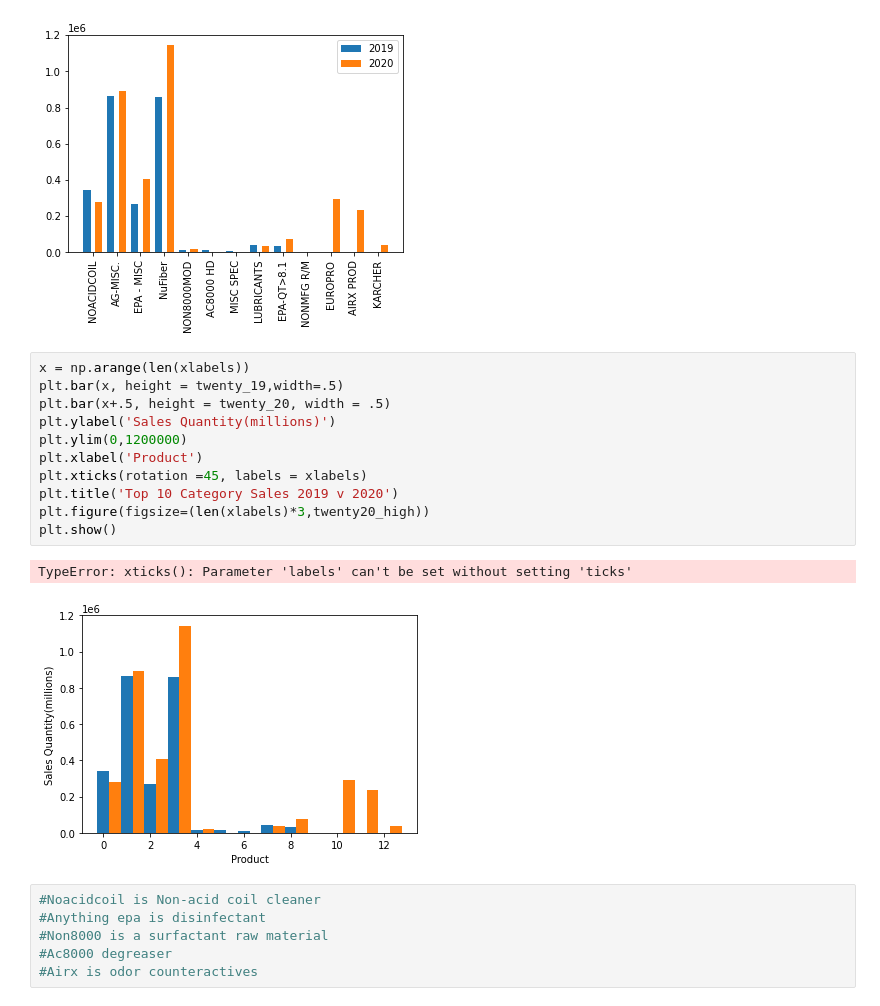
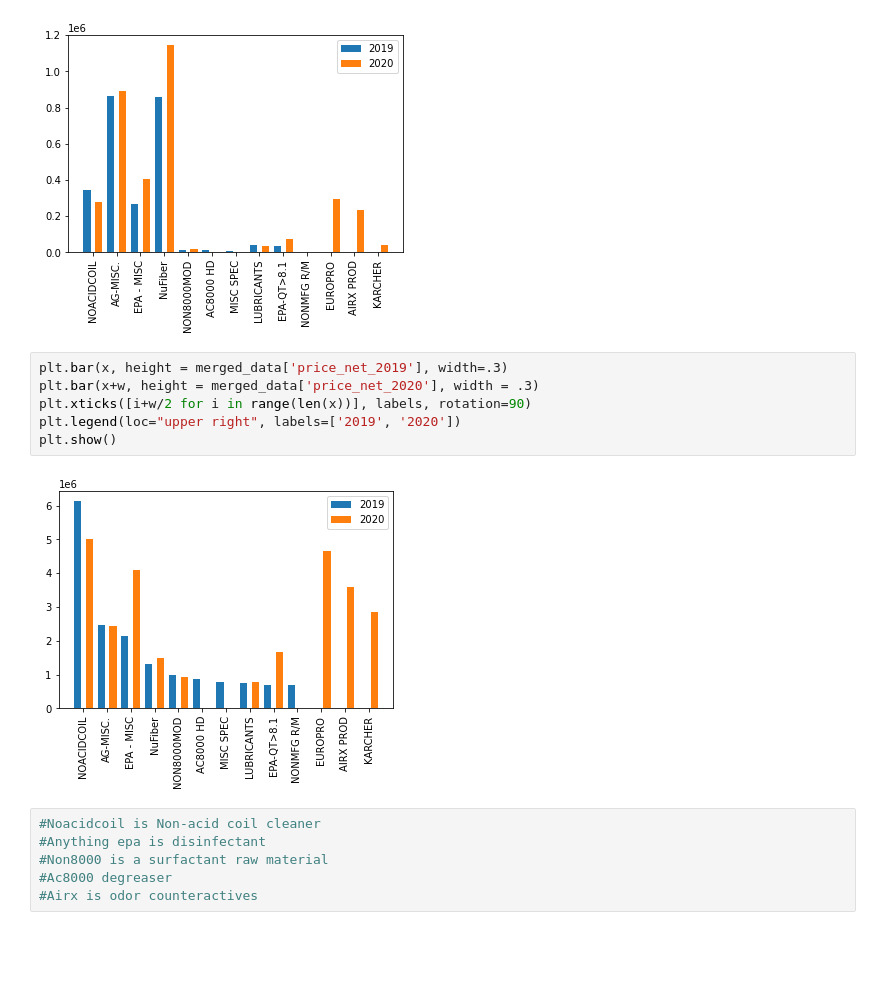
Before and after one commit to aadeba5/Project1, a Jupyter notebook: Nuance_Eric.ipynb, the cells around one changed output. Cells and saved outputs as stored; diff of their text form; blank space fills up the shorter version.

```diff
--- a/Nuance_Eric.ipynb
+++ b/Nuance_Eric.ipynb
@@ -180,20 +180,14 @@ plt.legend(loc="upper right", labels=['2019', '2020'])
 plt.show()
 # %% [output]
 [figure]
-# %%
-x = np.arange(len(xlabels))
-plt.bar(x, height = twenty_19,width=.5)
-plt.bar(x+.5, height = twenty_20, width = .5)
-plt.ylabel('Sales Quantity(millions)')
-plt.ylim(0,1200000)
-plt.xlabel('Product')
-plt.xticks(rotation =45, labels = xlabels)
-plt.title('Top 10 Category Sales 2019 v 2020')
-plt.figure(figsize=(len(xlabels)*3,twenty20_high))
-plt.show()
-# %% [output]
-TypeError: xticks(): Parameter 'labels' can't be set without setting 'ticks'
-[figure, removed]
+# %%
+plt.bar(x, height = merged_data['price_net_2019'], width=.3)
+plt.bar(x+w, height = merged_data['price_net_2020'], width = .3)
+plt.xticks([i+w/2 for i in range(len(x))], labels, rotation=90)
+plt.legend(loc="upper right", labels=['2019', '2020'])
+plt.show()
+# %% [output]
+[figure, added]
 # %%
 #Noacidcoil is Non-acid coil cleaner
 #Anything epa is disinfectant
```
